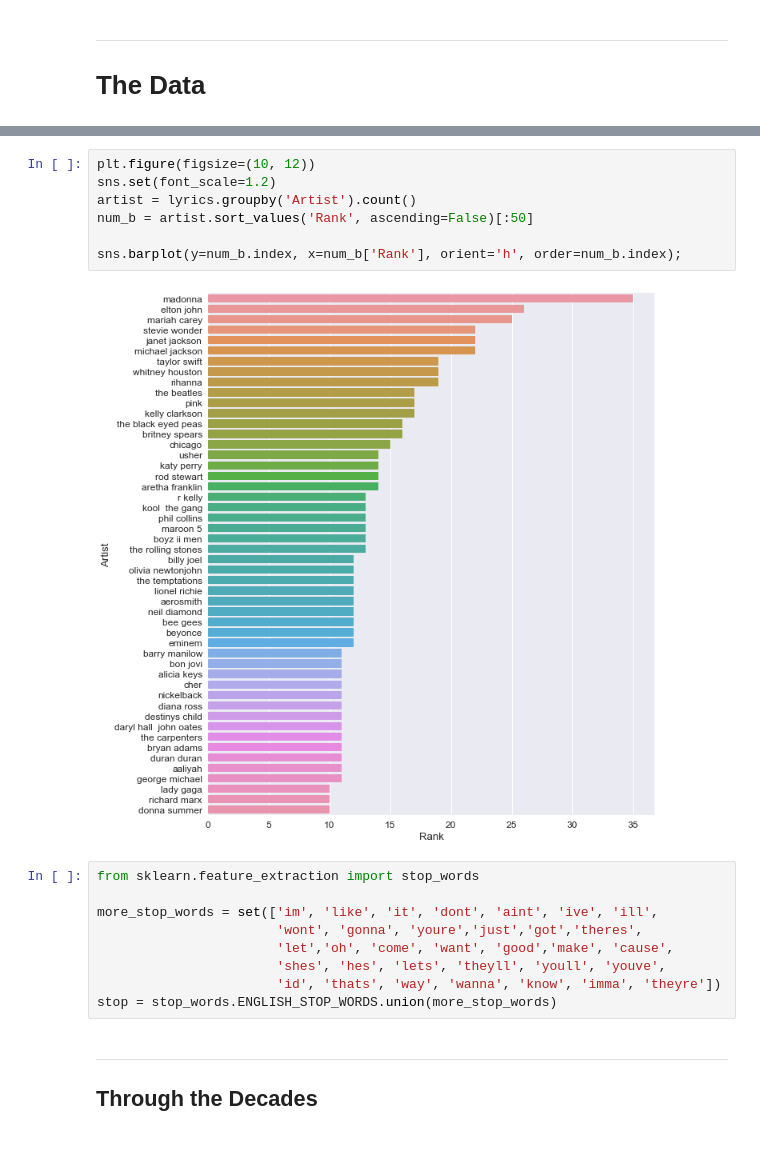
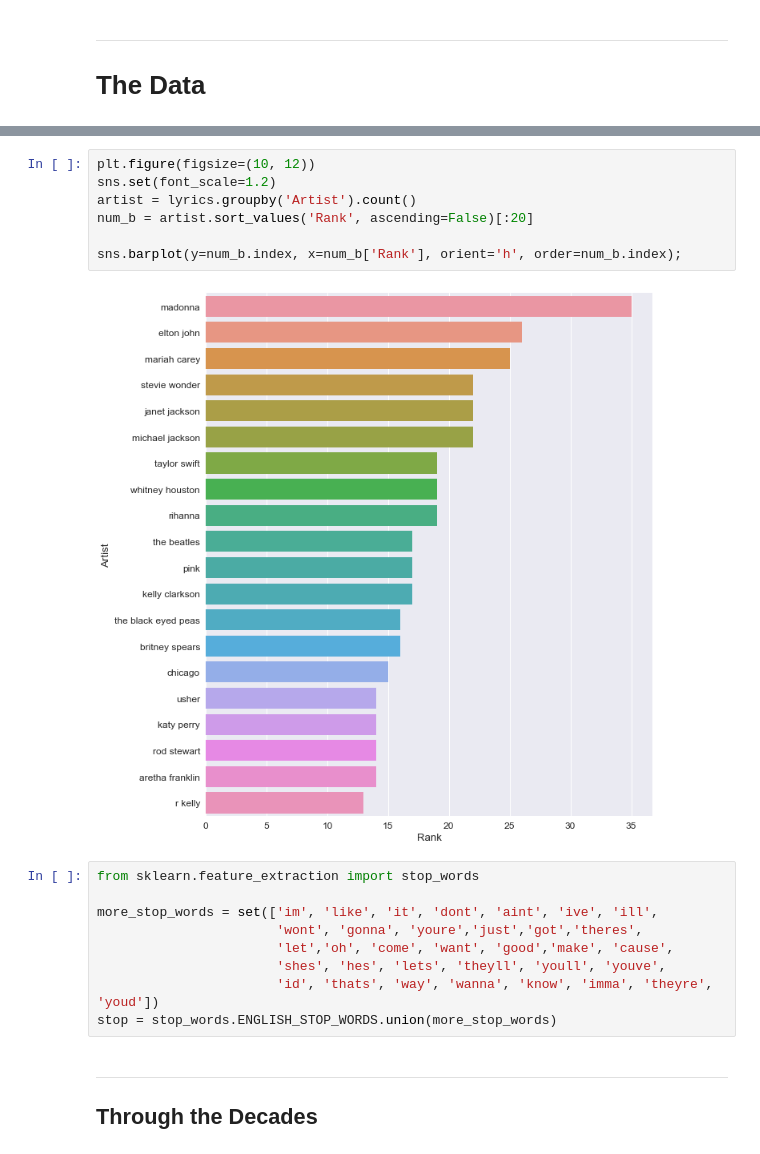
Before and after one commit to jasonsjiang/Notebooks, a Jupyter notebook: billboard-exploration.ipynb, the cells around one changed output, grey strips where cells are left out. Cells and saved outputs as stored; diff of their text form.

```diff
--- a/billboard-exploration.ipynb
+++ b/billboard-exploration.ipynb
@@ -64,12 +64,12 @@ lyrics.head()
 # %%
 plt.figure(figsize=(10, 12))
 sns.set(font_scale=1.2)
 artist = lyrics.groupby('Artist').count()
-num_b = artist.sort_values('Rank', ascending=False)[:50]
+num_b = artist.sort_values('Rank', ascending=False)[:20]
 
 sns.barplot(y=num_b.index, x=num_b['Rank'], orient='h', order=num_b.index);
 # %% [output]
-[figure, old version]
+[figure, new version]
 # %%
 from sklearn.feature_extraction import stop_words
 
@@ -77,7 +77,7 @@ more_stop_words = set(['im', 'like', 'it', 'dont', 'aint', 'ive', 'ill',
                        'wont', 'gonna', 'youre','just','got','theres',
                        'let','oh', 'come', 'want', 'good','make', 'cause',
                        'shes', 'hes', 'lets', 'theyll', 'youll', 'youve',
-                       'id', 'thats', 'way', 'wanna', 'know', 'imma', 'theyre'])
+                       'id', 'thats', 'way', 'wanna', 'know', 'imma', 'theyre', 'youd'])
 stop = stop_words.ENGLISH_STOP_WORDS.union(more_stop_words)
 # %% [markdown]
 ----
```
Also changed, not shown: parts of 40 cells of this notebook.
